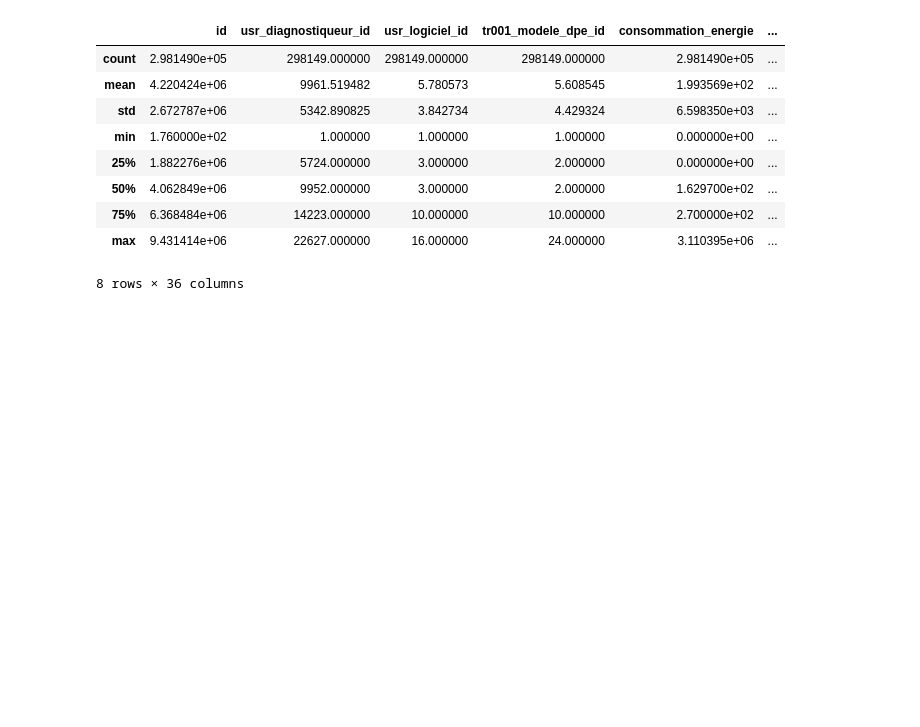
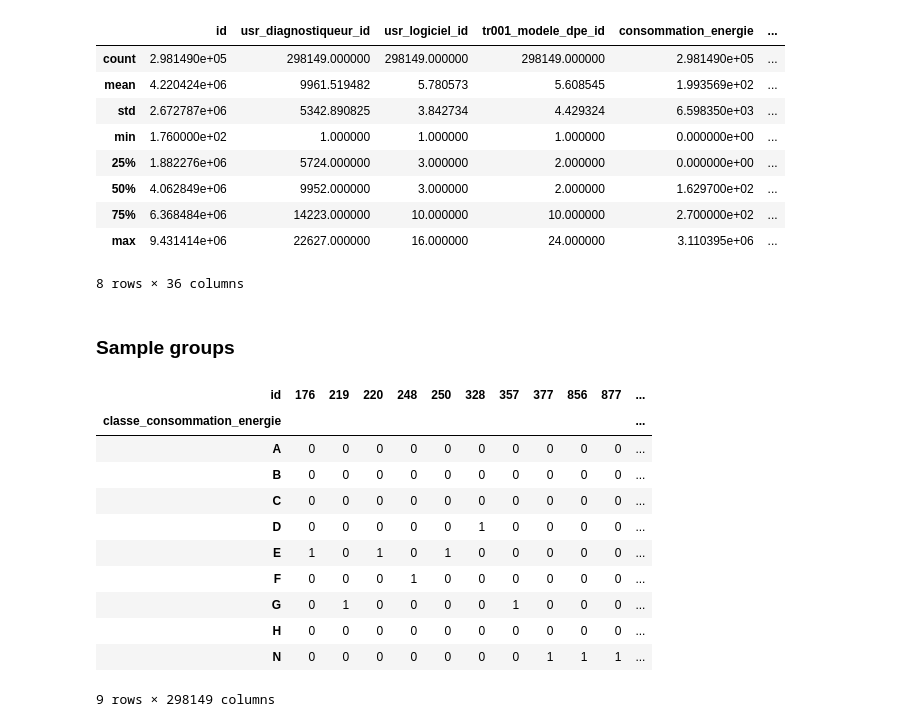
Before and after one commit to polobby/dataCamp_project, a Jupyter notebook: starting_kit.ipynb, the cells around one changed output. Drawn from its saved outputs; the diff is of its cells as text; code cells hidden in the pictures; blank space fills up the shorter version.

```diff
--- a/starting_kit.ipynb
+++ b/starting_kit.ipynb
@@ -174,3 +185,22 @@ df.describe()
 | 75% | 6.368484e+06 | 14223.000000 | 10.000000 | 10.000000 | 2.700000e+02 | ... |
 | max | 9.431414e+06 | 22627.000000 | 16.000000 | 24.000000 | 3.110395e+06 | ... |
 8 rows × 36 columns
+# %% [markdown]
+### Sample groups
+# %%
+# Distribution of groups in each class
+group_class_counts = df.groupby(['classe_consommation_energie', 'id']).size().unstack(fill_value=0)
+group_class_counts
+# %% [output]
+| id | 176 | 219 | 220 | 248 | 250 | 328 | 357 | 377 | 856 | 877 | ... |
+| classe_consommation_energie |  |  |  |  |  |  |  |  |  |  | ... |
+| A | 0 | 0 | 0 | 0 | 0 | 0 | 0 | 0 | 0 | 0 | ... |
+| B | 0 | 0 | 0 | 0 | 0 | 0 | 0 | 0 | 0 | 0 | ... |
+| C | 0 | 0 | 0 | 0 | 0 | 0 | 0 | 0 | 0 | 0 | ... |
+| D | 0 | 0 | 0 | 0 | 0 | 1 | 0 | 0 | 0 | 0 | ... |
+| E | 1 | 0 | 1 | 0 | 1 | 0 | 0 | 0 | 0 | 0 | ... |
+| F | 0 | 0 | 0 | 1 | 0 | 0 | 0 | 0 | 0 | 0 | ... |
+| G | 0 | 1 | 0 | 0 | 0 | 0 | 1 | 0 | 0 | 0 | ... |
+| H | 0 | 0 | 0 | 0 | 0 | 0 | 0 | 0 | 0 | 0 | ... |
+| N | 0 | 0 | 0 | 0 | 0 | 0 | 0 | 1 | 1 | 1 | ... |
+9 rows × 298149 columns
```
Also changed, not shown: parts of 9 cells of this notebook.
